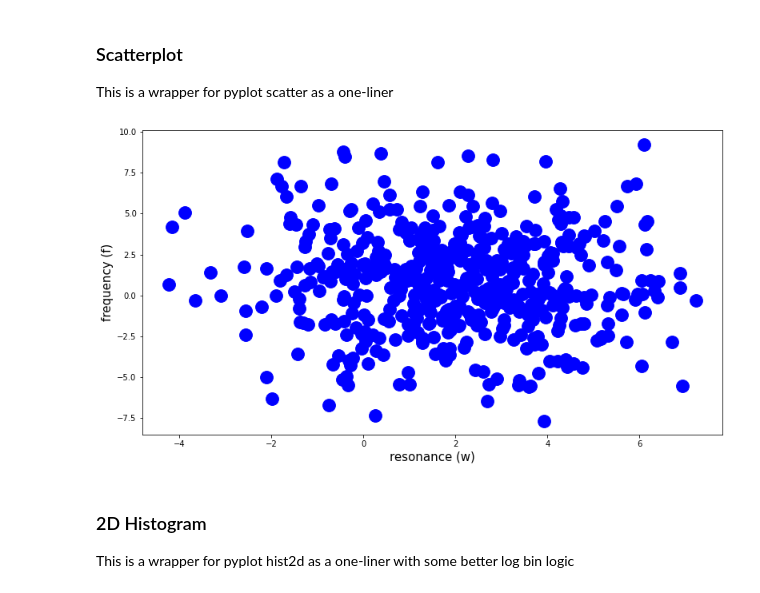
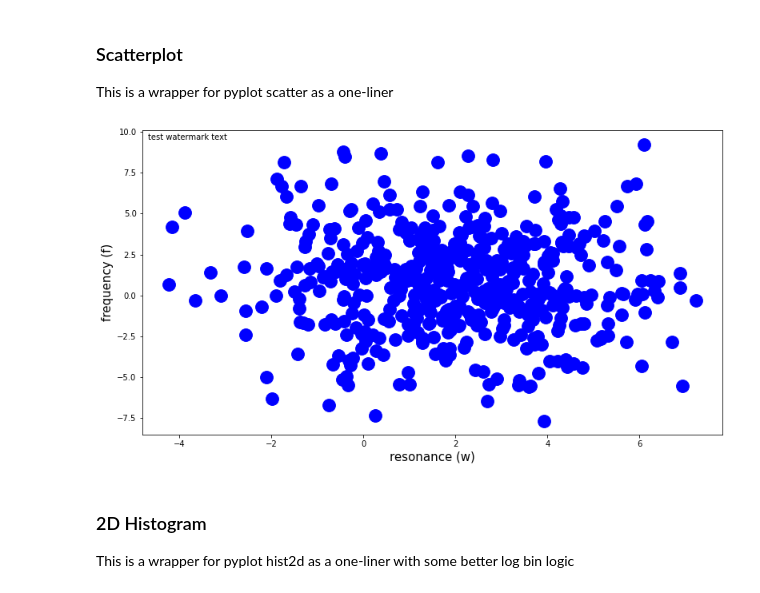
Before and after one commit to Mitchellpkt/python-isthmuslib, a Jupyter notebook: light-demo.ipynb, the cells around one changed output. Drawn from its saved outputs; the diff is of its cells as text; code cells hidden in the pictures.

Commit message:
adds watermark, bumps version to 0.0.23

```diff
--- a/light-demo.ipynb
+++ b/light-demo.ipynb
@@ -25,9 +25,9 @@ isli.hist(dataDict, xlabel='Wavelength', title='Spectra', alpha=0.5, bins=40);
 ### Scatterplot
 This is a wrapper for pyplot scatter as a one-liner
 # %%
-isli.scatter(x,y, markersize=250, xlabel='resonance (w)', ylabel='frequency (f)', markercolor='blue');
+isli.scatter(x,y, waterprintText='test watermark text', markersize=250, xlabel='resonance (w)', ylabel='frequency (f)', markercolor='blue');
 # %% [output]
-[figure, old version]
+[figure, new version]
 # %% [markdown]
 ### 2D Histogram
 This is a wrapper for pyplot hist2d as a one-liner with some better log bin logic
```
Also changed, not shown: 5 other files.
